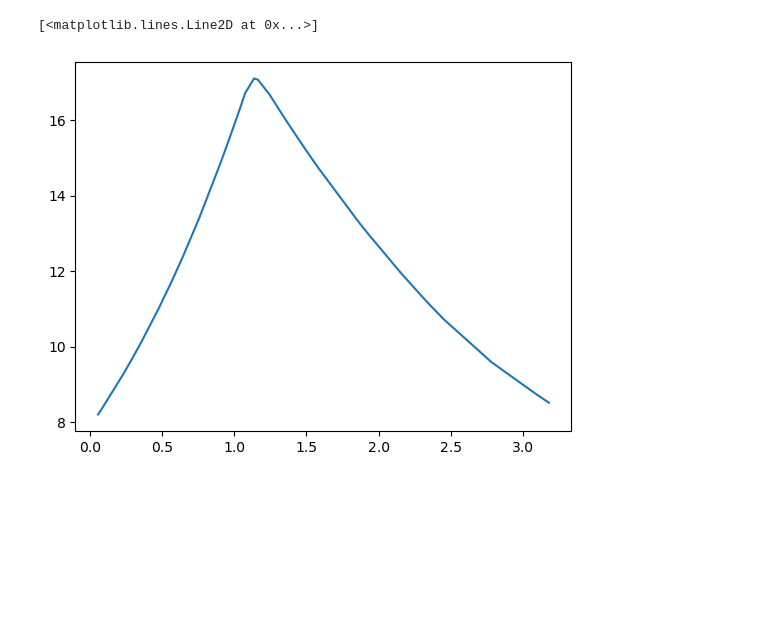
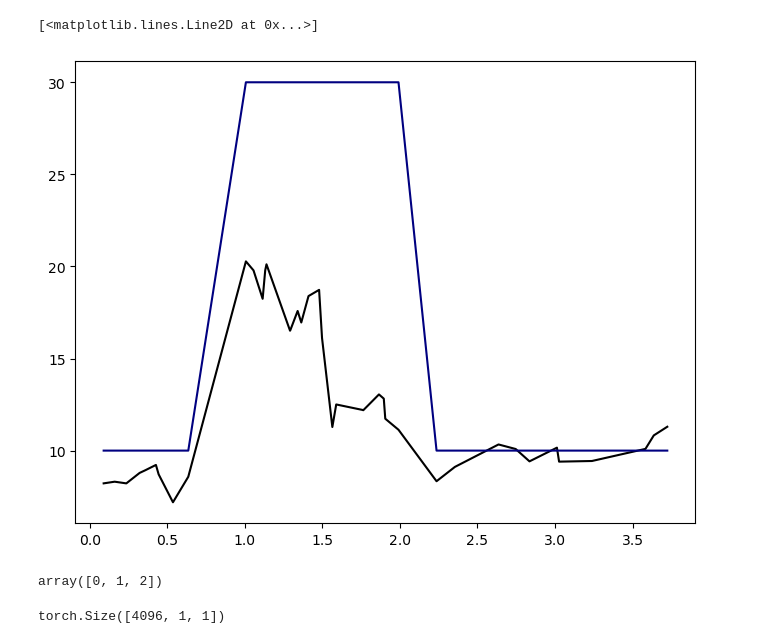
Before and after one commit to villrv/ppae, a Jupyter notebook: debugging.ipynb, the cells around one changed output. Cells and saved outputs as stored; diff of their text form; code cells hidden in the pictures; blank space fills up the shorter version.

```diff
--- a/debugging.ipynb
+++ b/debugging.ipynb
@@ -14,7 +14,7 @@ loader = DataLoader(data, batch_size=1024, shuffle=True)
 # %%
-model = Autoencoder(40, 5, 1, 1, lam = 0)
+num_freqs = 6
+model = Autoencoder(40, 10, 2*num_freqs+1, 1, lam = 0)
 model = model.to(device)
-print(device)
 trainer = pl.Trainer(max_epochs=200, accelerator=device, devices=1)
 history = trainer.fit(model, loader)
 # %% [output]
@@ -106,9 +107,24 @@ plt.show()
 # %%
 with torch.no_grad():
     coded = model.code(test_batch['event_list'])
     rates = model.decode(coded)
-index = 12
-plt.plot(coded[index,:,0], torch.exp(rates[index,:,0]))
+
+# Calculate true rates
+labels = test_batch['type'].numpy()
+k_list = torch.tensor([1,0.5,0.25])[labels].unsqueeze(-1)
+true_rates = 10 + 20 / k_list * (coded[:,:,0] >= 1) * (coded[:,:,0] <= (1+k_list))
+index = 19
+plt.figure(figsize=(8,6))
+plt.plot(coded[index,:,0], torch.exp(rates[index,:,0]),color='k')
+plt.plot(coded[index,:,0], true_rates[index,:], color = colors[labels[index]])
 # %% [output]
 [<matplotlib.lines.Line2D at 0x...>]
-[figure, old version]
+[figure, new version]
+# %%
+np.unique(labels)
+# %% [output]
+array([0, 1, 2])
+# %%
+k_list.shape
+# %% [output]
+torch.Size([4096, 1, 1])
```
Also changed, not shown: parts of 7 cells of this notebook, 24 other files.
